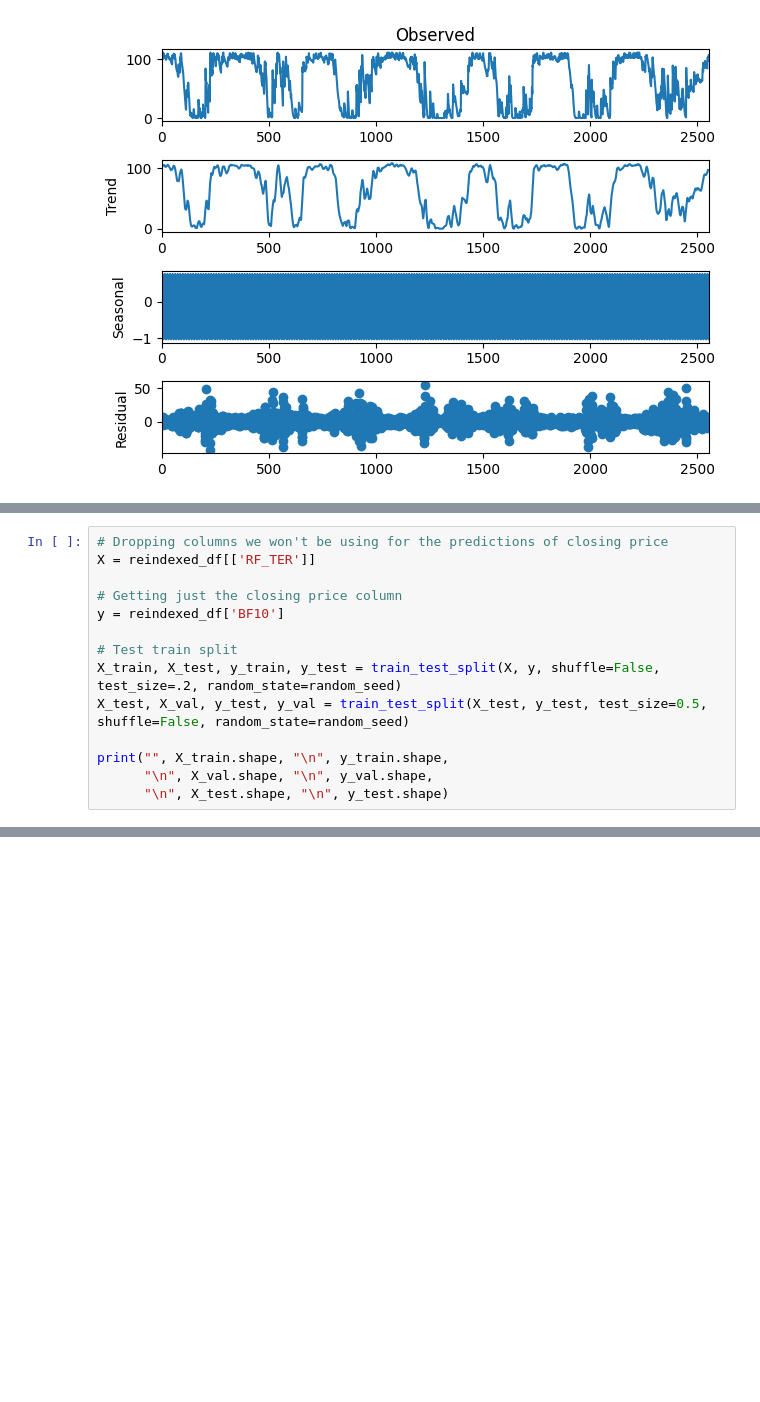
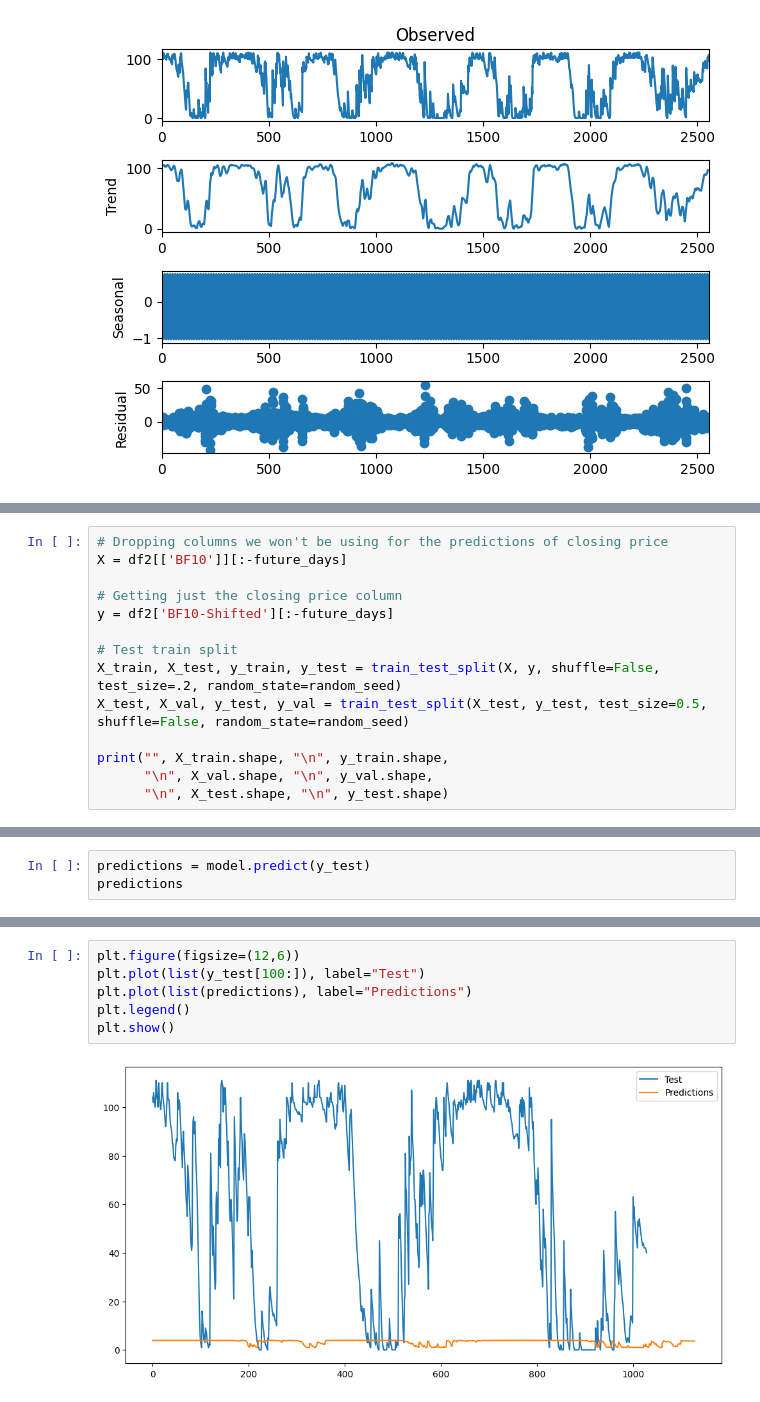
Before and after one commit to RompfRobert/Machine_Learning_and_Deep_Learning, a Jupyter notebook: Capstone-Project/test.ipynb, the cells around one changed output, grey strips where cells are left out. Saved outputs shown, nothing was run; the diff lists cells and outputs as text; blank space fills up the shorter version.

```diff
--- a/Capstone-Project/test.ipynb
+++ b/Capstone-Project/test.ipynb
@@ -129,9 +154,9 @@ plt.show()
 # %%
 # Dropping columns we won't be using for the predictions of closing price
-X = reindexed_df[['RF_TER']]
+X = df2[['BF10']][:-future_days]
 
 # Getting just the closing price column
-y = reindexed_df['BF10']
+y = df2['BF10-Shifted'][:-future_days]
 
 # Test train split
 X_train, X_test, y_train, y_test = train_test_split(X, y, shuffle=False, test_size=.2, random_state=random_seed)
@@ -185,0 +304,3 @@ def define_model(learning_rate=0.01, momentum=0.1):
+# %%
+predictions = model.predict(y_test)
+predictions
@@ -185,0 +317,8 @@ def define_model(learning_rate=0.01, momentum=0.1):
+# %%
+plt.figure(figsize=(12,6))
+plt.plot(list(y_test[100:]), label="Test")
+plt.plot(list(predictions), label="Predictions")
+plt.legend()
+plt.show()
+# %% [output]
+[figure, added]
```
Also changed, not shown: parts of 11 cells of this notebook.
